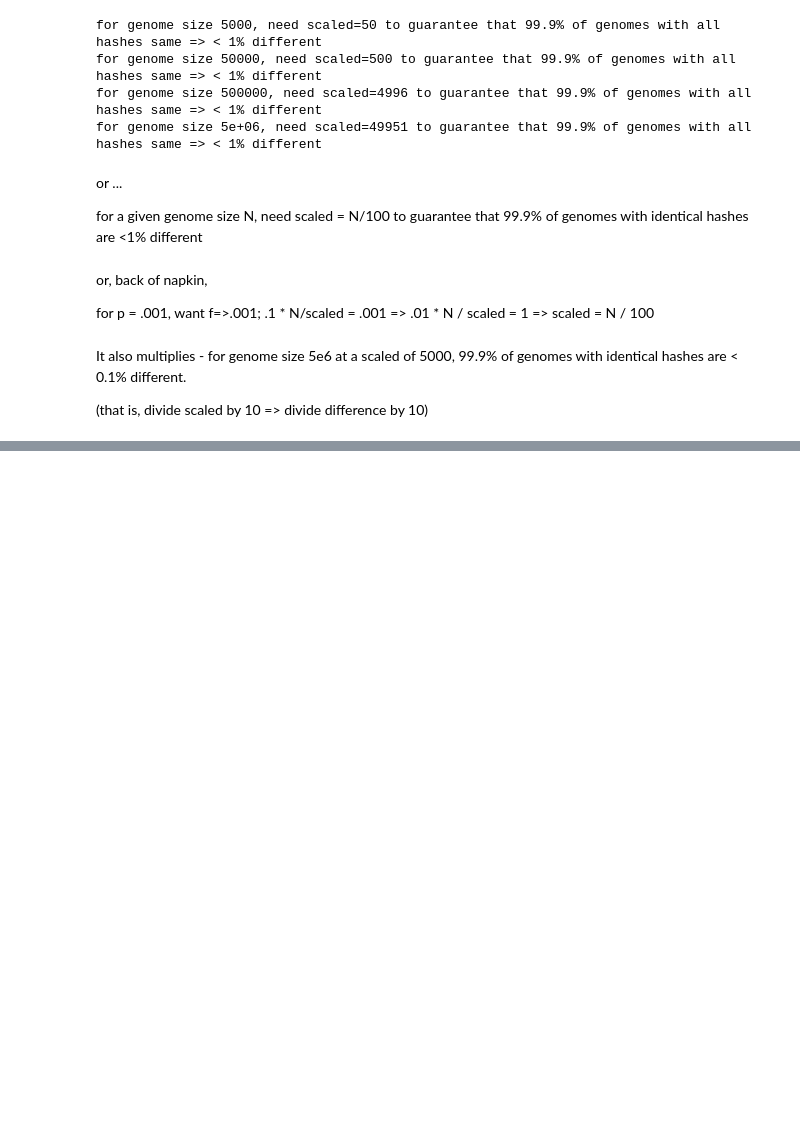
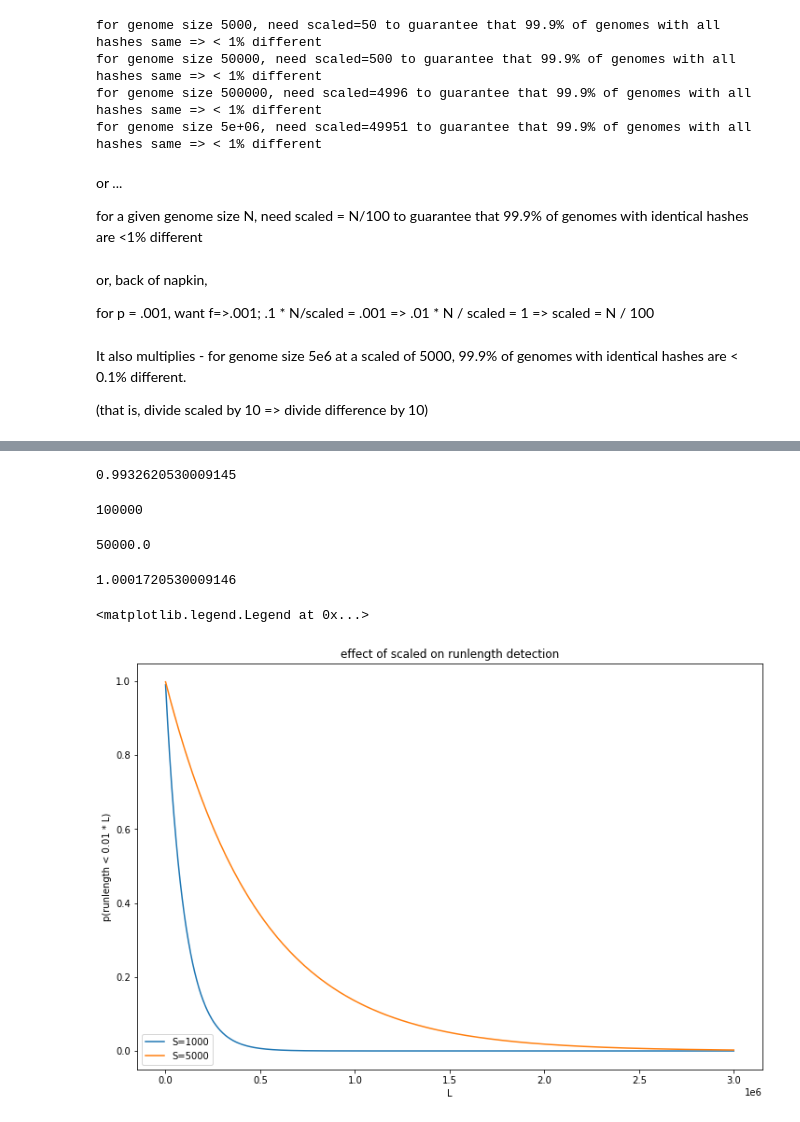
Before and after one commit to ctb/2022-sourmash-sens-spec, a Jupyter notebook: fracminhash-runs-simulate.ipynb, the cells around one changed output, grey strips where cells are left out. Saved outputs shown, nothing was run; the diff lists cells and outputs as text; code cells hidden in the pictures; blank space fills up the shorter version.

```diff
--- a/fracminhash-runs-simulate.ipynb
+++ b/fracminhash-runs-simulate.ipynb
@@ -233,3 +233,6 @@ for p = .001, want f=>.001; .1 * N/scaled = .001 => .01 * N / scaled = 1 => scal
 It also multiplies - for genome size 5e6 at a scaled of 5000, 99.9% of genomes with identical hashes are < 0.1% different.
 
 (that is, divide scaled by 10 => divide difference by 10)
+# %%
+S = -5e4 / math.log(.001)
+print(S)
@@ -235,0 +262,54 @@ It also multiplies - for genome size 5e6 at a scaled of 5000, 99.9% of genomes w
+# %%
+1 - math.exp(-5e2 / 100)
+# %% [output]
+0.9932620530009145
+# %%
+len(runlengths)
+# %% [output]
+100000
+# %%
+N=5e6
+f = .01
+max_runlength = N*f
+max_runlength
+# %% [output]
+50000.0
+# %%
+def n_runs_over(runlengths, L):
+    return len([ x for x in runlengths if x >= L ])
+
+Nf = 5e2
+n_runs_over(runlengths, Nf) / len(runlengths) + 1 - math.exp(-Nf / 100)
+# %% [output]
+1.0001720530009146
+# %%
+def p_samehash_runlength(L, f, S):
+    f = float(f)
+    L = int(L)
+    S = int(S)
+    assert S >= 1
+    assert f > 0
+    assert f <= 1
+    assert L > 0
+
+    return math.exp(-f * L / S)
+# %%
+S = 1000
+f = 0.01
+
+xx = list(range(1000, 3000000, 1000))
+yy1 = [ p_samehash_runlength(x, f, 1000) for x in xx ]
+yy2 = [ p_samehash_runlength(x, f, 5000) for x in xx ]
+
+fig, ax = plt.subplots(figsize=(12, 8))
+
+ax.plot(xx, yy1, '-', label='S=1000')
+ax.plot(xx, yy2, '-', label='S=5000')
+
+ax.set_ylabel(f'p(runlength < {f:.2f} * L)')
+ax.set_xlabel('L')
+ax.set_title('effect of scaled on runlength detection')
+ax.legend(loc='lower left')
+# %% [output]
+<matplotlib.legend.Legend at 0x...>
+[figure, added]
```
Also changed, not shown: parts of 8 cells of this notebook.
